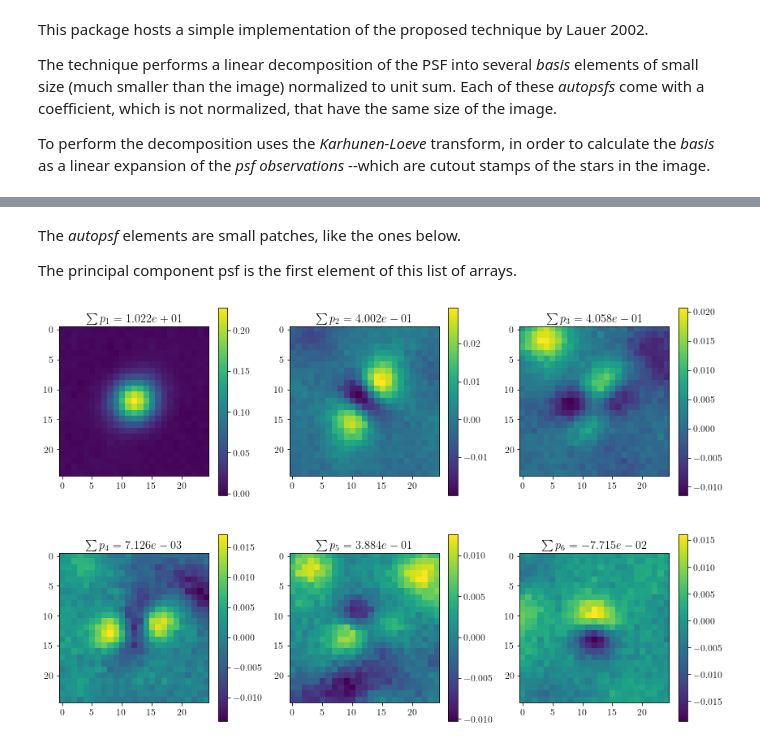
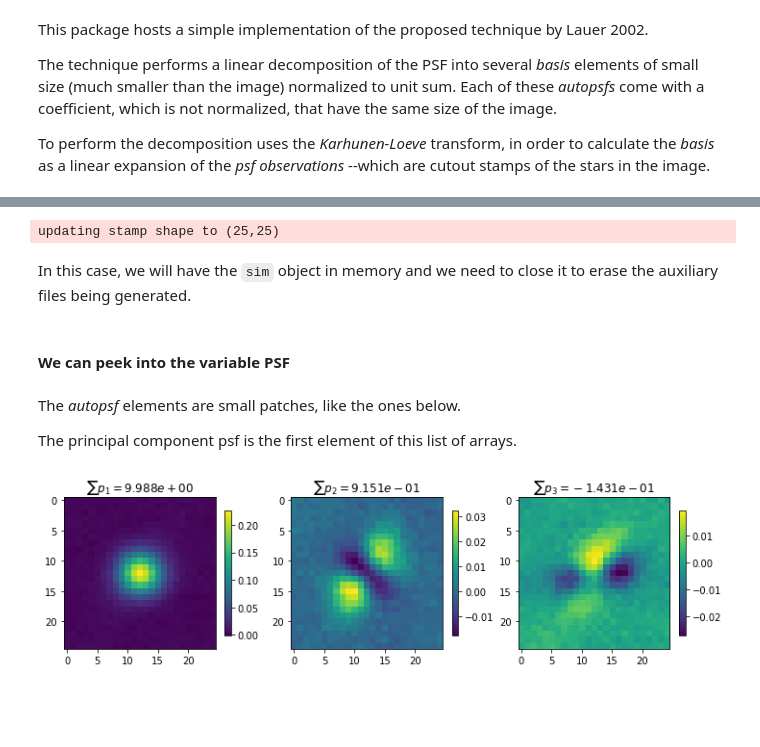
Before and after one commit to quatrope/ProperImage, a Jupyter notebook: docs/source/tutorial/Tutorial02.ipynb, the cells around one changed output, grey strips where cells are left out. Drawn from its saved outputs; the diff is of its cells as text; code cells hidden in the pictures; blank space fills up the shorter version.

```diff
--- a/docs/source/tutorial/Tutorial02.ipynb
+++ b/docs/source/tutorial/Tutorial02.ipynb
@@ -96,8 +78,18 @@ plot.plot_afields(a_fields=a_fields, x=x, y=y, nbook=True)
+# %%
+sim = si.SingleImage(frame, smooth_psf=False)
+a_fields, psf_basis = sim.get_variable_psf(inf_loss=0.15)
+x, y = sim.get_afield_domain()
+# %% [output]
+updating stamp shape to (25,25)
+# %% [markdown]
+In this case, we will have the `sim` object in memory and we need to close it to erase the auxiliary files being generated.
+# %% [markdown]
+#### We can peek into the variable PSF
 # %% [markdown]
 The *autopsf* elements are small patches, like the ones below.
 
 The principal component psf is the first element of this list of arrays.
-# %%
-plot.plot_psfbasis(psf_basis=psf_basis, nbook=True)
-# %% [output]
-[figure, removed]
+# %%
+ax = sim.plot.autopsf()
+# %% [output]
+[figure, added]
```
Also changed, not shown: parts of 19 cells of this notebook, 8 other files.
